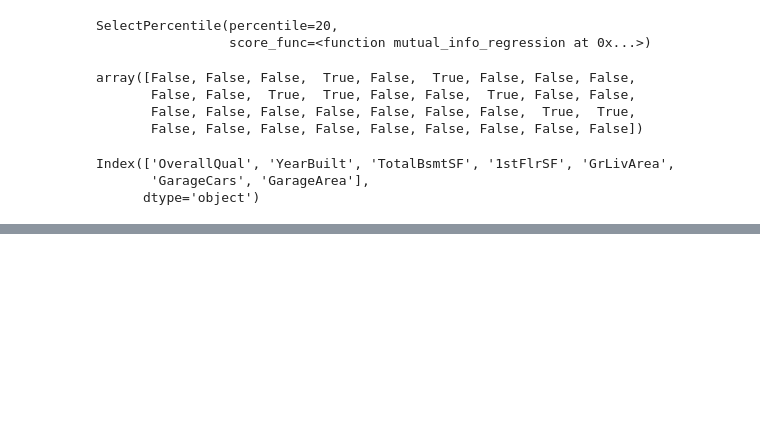
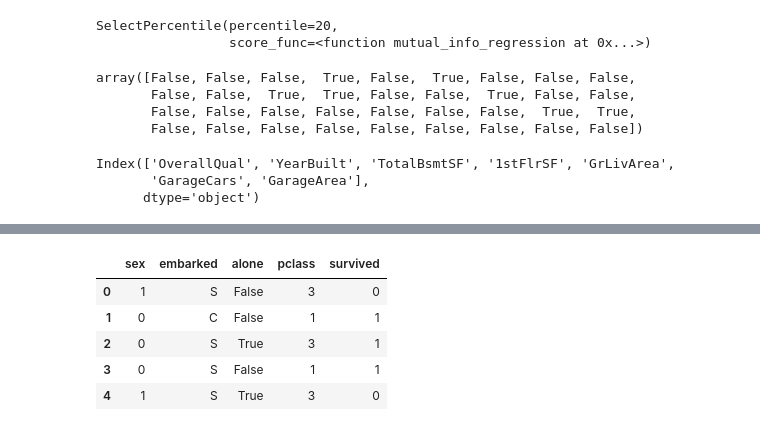
Before and after one commit to AugustineJosephMN/Feature-Selection-Techniques, a Jupyter notebook: Feature Selection.ipynb, the cells around one changed output, grey strips where cells are left out. Saved outputs shown, nothing was run; the diff lists cells and outputs as text; code cells hidden in the pictures; blank space fills up the shorter version.

```diff
--- a/Feature Selection.ipynb
+++ b/Feature Selection.ipynb
@@ -634,0 +679,10 @@ Index(['OverallQual', 'YearBuilt', 'TotalBsmtSF', '1stFlrSF', 'GrLivArea',
+# %%
+df['sex']=np.where(df['sex']=="male",1,0)
+df.head()
+# %% [output]
+|  | sex | embarked | alone | pclass | survived |
+| 0 | 1 | S | False | 3 | 0 |
+| 1 | 0 | C | False | 1 | 1 |
+| 2 | 0 | S | True | 3 | 1 |
+| 3 | 0 | S | False | 1 | 1 |
+| 4 | 1 | S | True | 3 | 0 |
```
Also changed, not shown: parts of 17 cells of this notebook.
